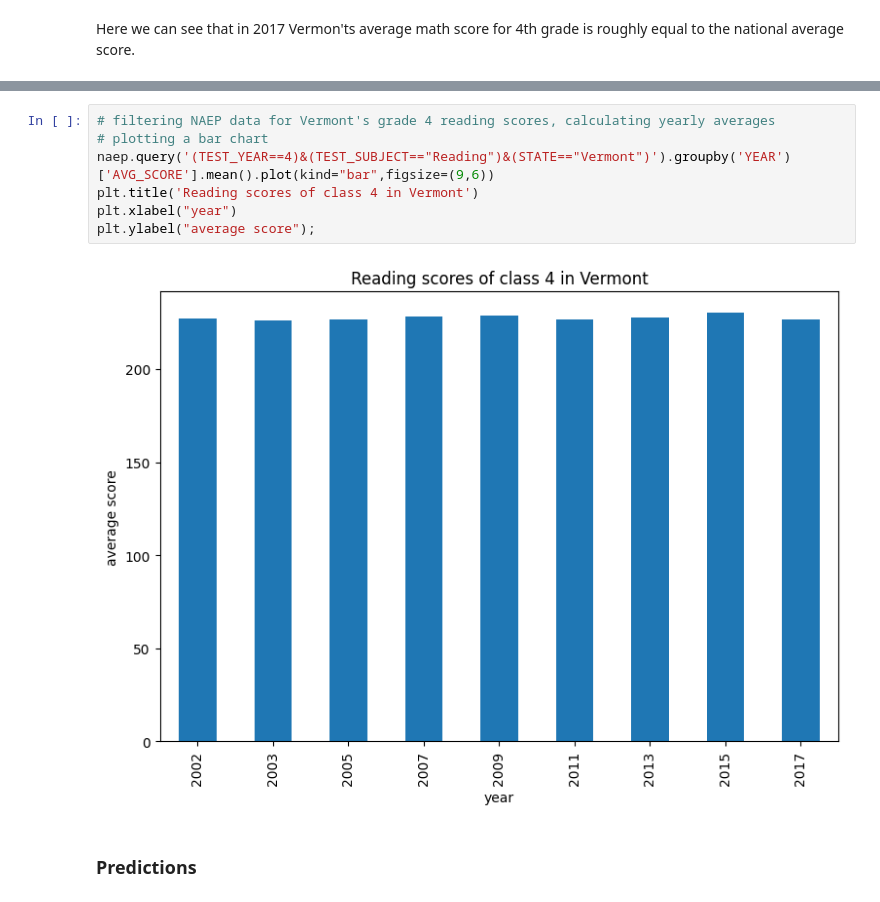
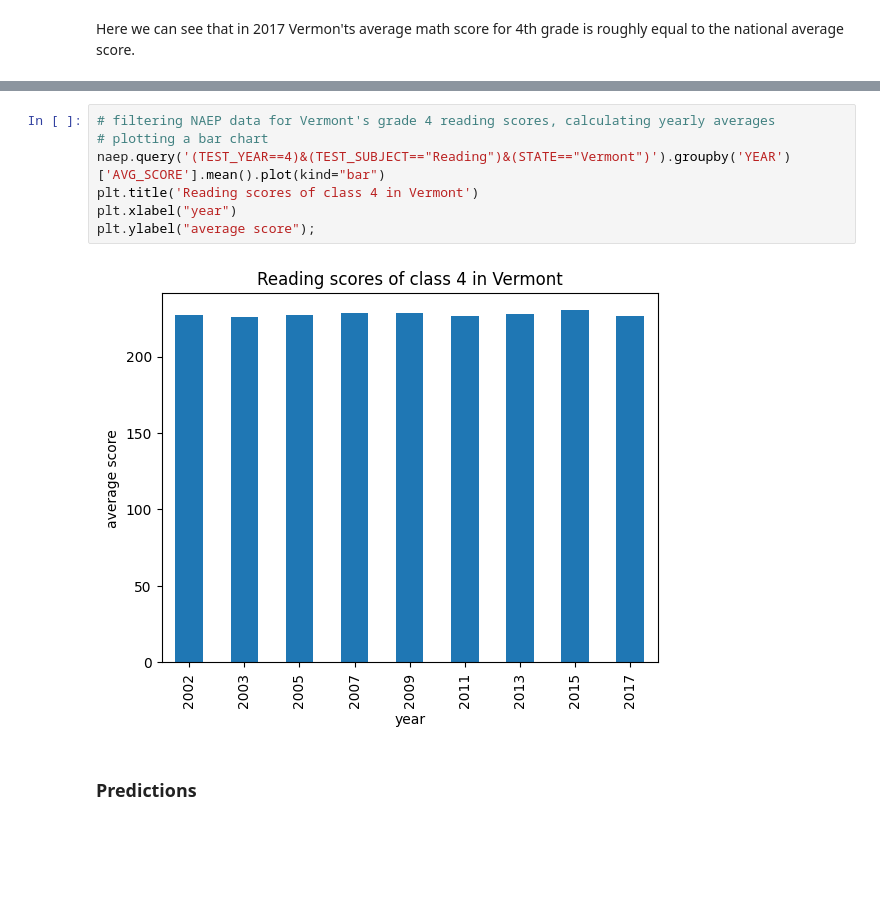
Before and after one commit to evia-g/hackathon_dec_2023, a Jupyter notebook: us_education_finances_analysis.ipynb, the cells around one changed output, grey strips where cells are left out. Saved outputs shown, nothing was run; the diff lists cells and outputs as text; blank space fills up the shorter version.

```diff
--- a/us_education_finances_analysis.ipynb
+++ b/us_education_finances_analysis.ipynb
@@ -1242,12 +1155,12 @@ plt.ylabel("average score");
 # %%
 # filtering NAEP data for Vermont's grade 4 reading scores, calculating yearly averages
 # plotting a bar chart
-naep.query('(TEST_YEAR==4)&(TEST_SUBJECT=="Reading")&(STATE=="Vermont")').groupby('YEAR')['AVG_SCORE'].mean().plot(kind="bar",figsize=(9,6))
+naep.query('(TEST_YEAR==4)&(TEST_SUBJECT=="Reading")&(STATE=="Vermont")').groupby('YEAR')['AVG_SCORE'].mean().plot(kind="bar")
 plt.title('Reading scores of class 4 in Vermont')
 plt.xlabel("year")
 plt.ylabel("average score");
 # %% [output]
-[figure, old version]
+[figure, new version]
 # %% [markdown]
 ### Predictions
 # %%
```
Also changed, not shown: parts of 24 cells of this notebook.
